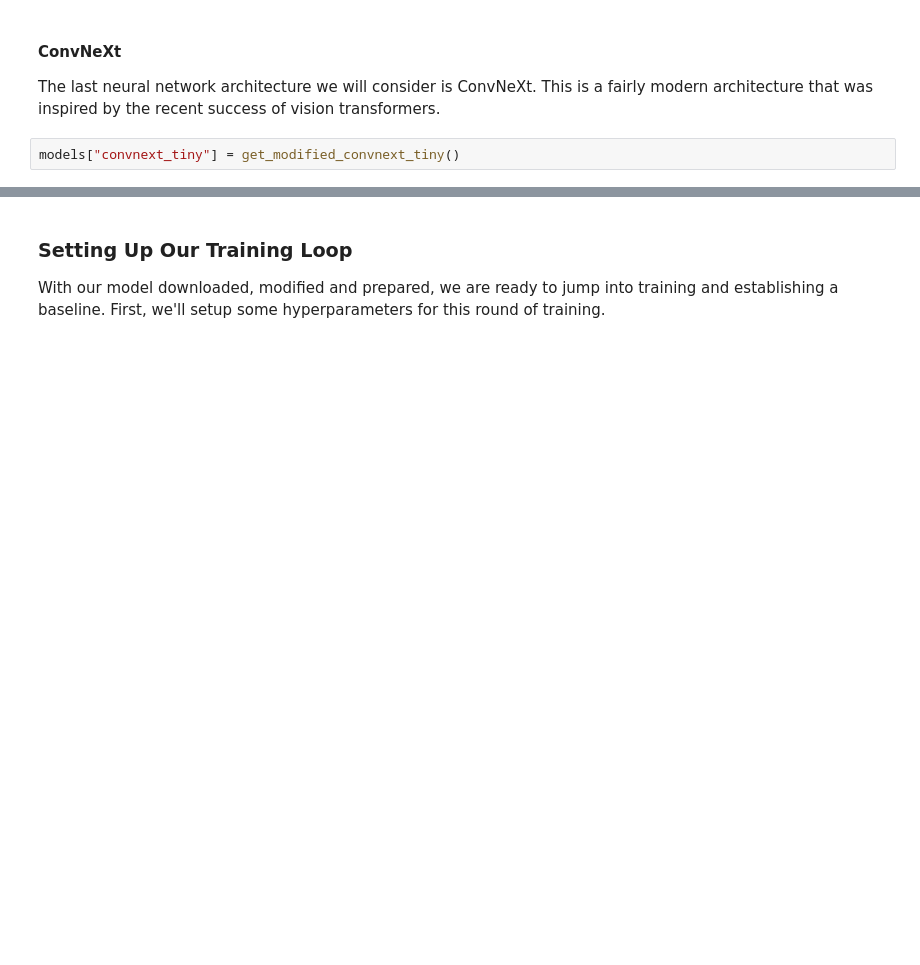
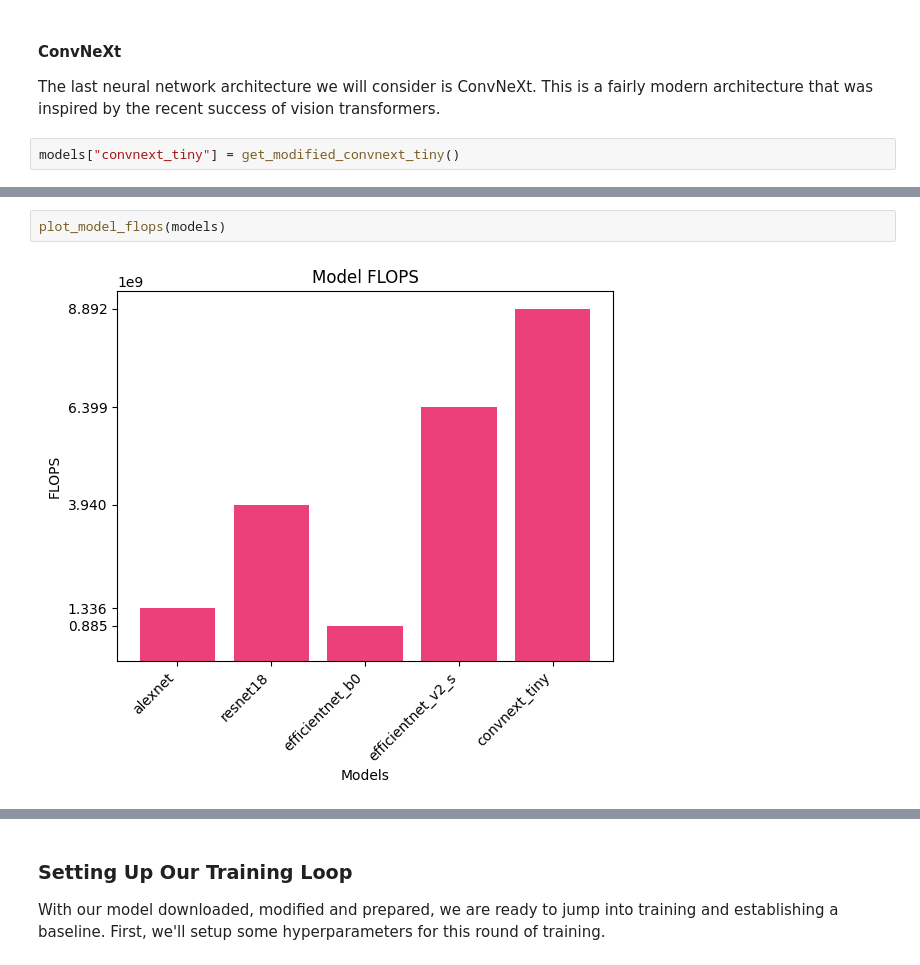
Before and after one commit to astroesteban/HiRISENet-Tiny, a Jupyter notebook: src/hirise.ipynb, the cells around one changed output, grey strips where cells are left out. Cells and saved outputs as stored; diff of their text form; blank space fills up the shorter version.

Commit message:
feat: adds model metric plotting functions

```diff
--- a/src/hirise.ipynb
+++ b/src/hirise.ipynb
@@ -305,0 +322,4 @@ show_model_sizes(models)
+# %%
+plot_model_flops(models)
+# %% [output]
+[figure, added]
```
Also changed, not shown: parts of 16 cells of this notebook, 4 other files.
